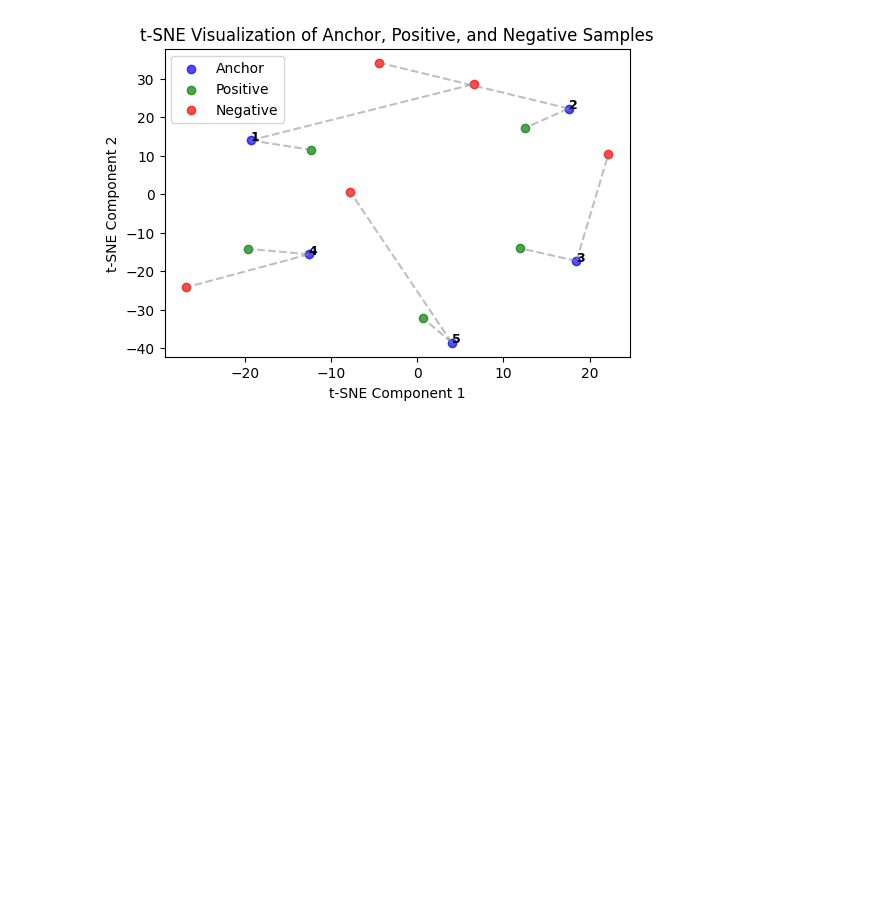
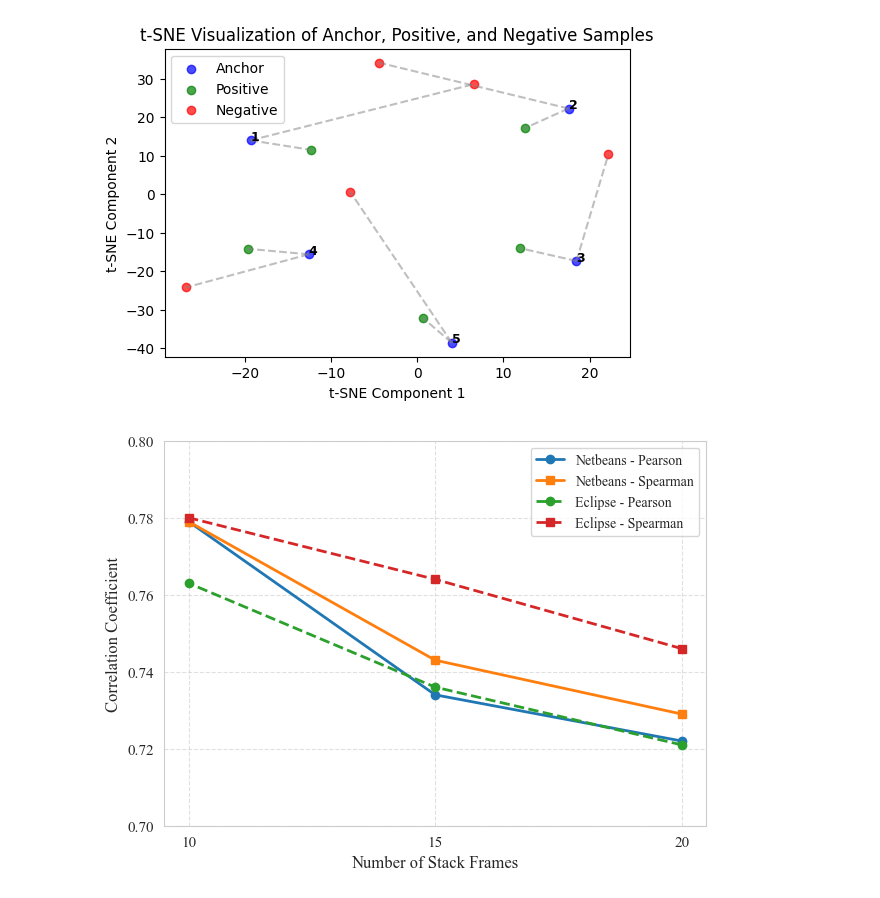
Before and after one commit to afifaniks/dedupt, a Jupyter notebook: src/visualize.ipynb, the cells around one changed output. Cells and saved outputs as stored; diff of their text form; code cells hidden in the pictures; blank space fills up the shorter version.

```diff
--- a/src/visualize.ipynb
+++ b/src/visualize.ipynb
@@ -260,3 +288,35 @@ After: 5
 # %%
 generate_tsne_plot(test_dataset, model, num_samples=n_s, random_seed=seed)
 generate_tsne_plot(test_dataset, model_after, num_samples=n_s, random_seed=seed)
+# %%
+import matplotlib.pyplot as plt
+
+# Data
+frames = [20, 15, 10]
+netbeans_pearson = [0.722, 0.734, 0.779]
+netbeans_spearman = [0.729, 0.743, 0.779]
+eclipse_pearson = [0.721, 0.736, 0.763]
+eclipse_spearman = [0.746, 0.764, 0.780]
+
+# Plot
+plt.figure(figsize=(7, 5))
+plt.plot(frames, netbeans_pearson, marker='o', linestyle='-', linewidth=2, markersize=6, label='Netbeans - Pearson')
+plt.plot(frames, netbeans_spearman, marker='s', linestyle='-', linewidth=2, markersize=6, label='Netbeans - Spearman')
+plt.plot(frames, eclipse_pearson, marker='o', linestyle='--', linewidth=2, markersize=6, label='Eclipse - Pearson')
+plt.plot(frames, eclipse_spearman, marker='s', linestyle='--', linewidth=2, markersize=6, label='Eclipse - Spearman')
+
+# Labels and legend
+plt.xlabel('Number of Stack Frames', fontsize=12)
+plt.ylabel('Correlation Coefficient', fontsize=12)
+# plt.title('Embedding Similarity Metrics vs. Stack Frames', fontsize=14)
+plt.legend(fontsize=10)
+plt.grid(True, linestyle='--', alpha=0.6)
+plt.xticks(frames, fontsize=11)
+plt.yticks(fontsize=11)
+plt.ylim(0.7, 0.8)
+
+# Show plot
+plt.savefig("frames-vs-embeddings.pdf", dpi=300, bbox_inches='tight', pad_inches=0)
+plt.show()
+# %% [output]
+[figure, added]
```
Also changed, not shown: parts of 10 cells of this notebook.
